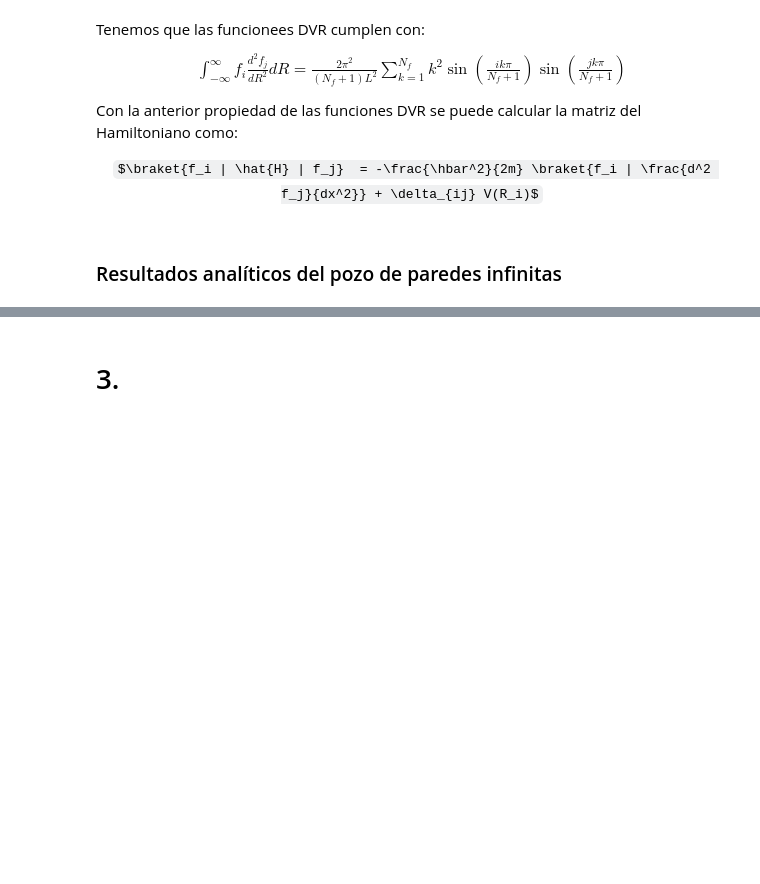
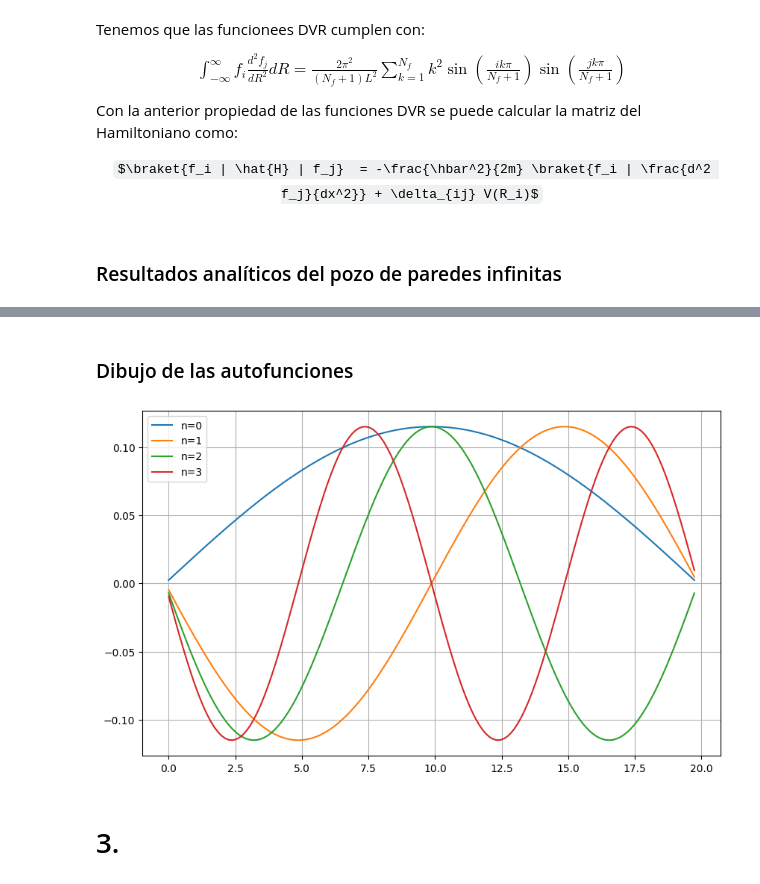
Before and after one commit to SamHuRo/mecanica-cuantica-avanzada, a Jupyter notebook: Tareas/Tarea_03/Tarea_03-Samuel-Huertas.ipynb, the cells around one changed output, grey strips where cells are left out. Drawn from its saved outputs; the diff is of its cells as text; code cells hidden in the pictures; some formulas as TeX source; blank space fills up the shorter version.

```diff
--- a/Tareas/Tarea_03/Tarea_03-Samuel-Huertas.ipynb
+++ b/Tareas/Tarea_03/Tarea_03-Samuel-Huertas.ipynb
@@ -435,0 +570,10 @@ $\braket{f_i | \hat{H} | f_j}  = -\frac{\hbar^2}{2m} \braket{f_i | \frac{d^2 f_j
+# %%
+autovalores_H, autovectores_H = np.linalg.eigh(H, UPLO="L")
+
+print("Comparación de los autovalores del Hamiltoniano con los valores esperados:")
+for n in range(1, 20):
+    En = autovalores_pozo_infinito(L, n)
+    print(f"E_{n} análitica = {En:.4f} \tE_{n} calculada con DVR = {autovalores_H[n-1]:.4f}")
+    error_aproximacion = np.abs((En - autovalores_H[n-1])/ En) * 100
+    print(f"Porcentaje de error obtenido: {error_aproximacion:.4f} %")
+    print("---"*20)
@@ -436,3 +598,17 @@ $\braket{f_i | \hat{H} | f_j}  = -\frac{\hbar^2}{2m} \braket{f_i | \frac{d^2 f_j
+# %% [markdown]
+### Dibujo de las autofunciones
+# %%
+plt.figure(figsize=(10, 6))
+
+for i in range(0, 4):
+    plt.plot(Rn,  autovectores_H[:,i], label=f'n={i}')
+    #plt.plot(Rn,  autovectores_H[i,:] * autovectores_H[i,:], label=f'n={i}')
+plt.title("Autofunciones del pozo con paredes infinitas")
+plt.legend()
+plt.grid()
+plt.show()
+# %% [output]
+[figure, added]
 # %% [markdown]
 # 3.
 # %% [markdown]
```
Also changed, not shown: parts of 28 cells of this notebook.
